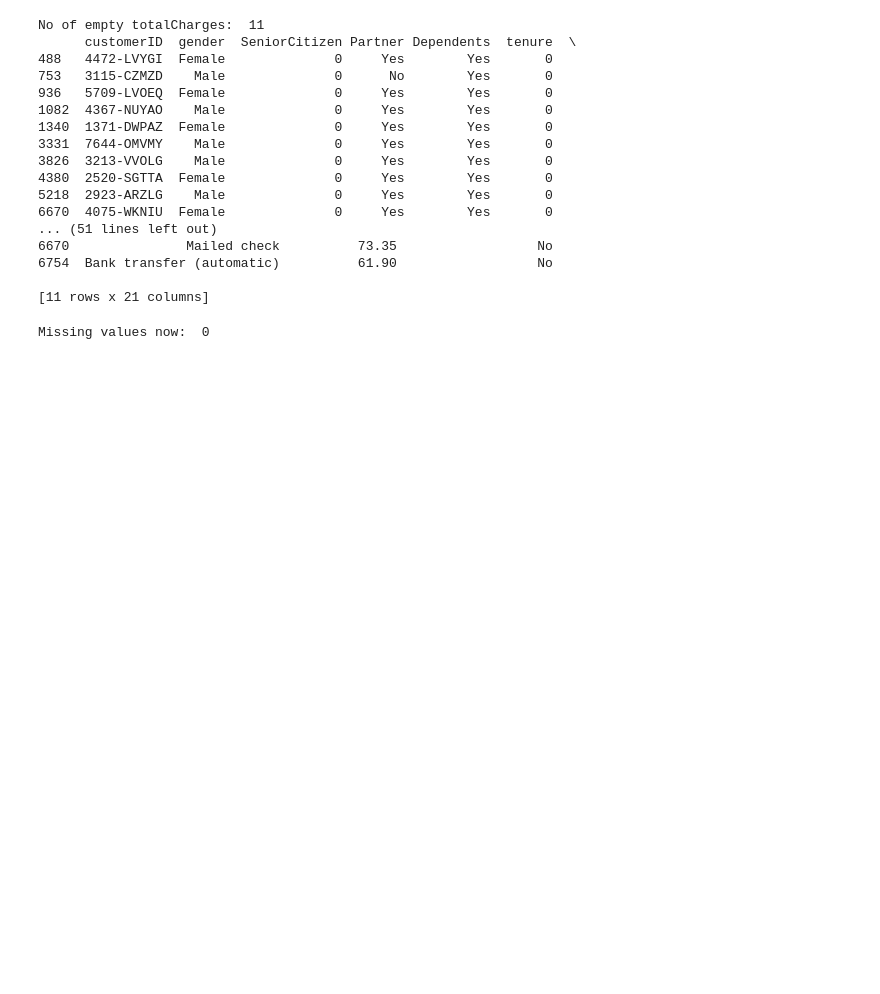
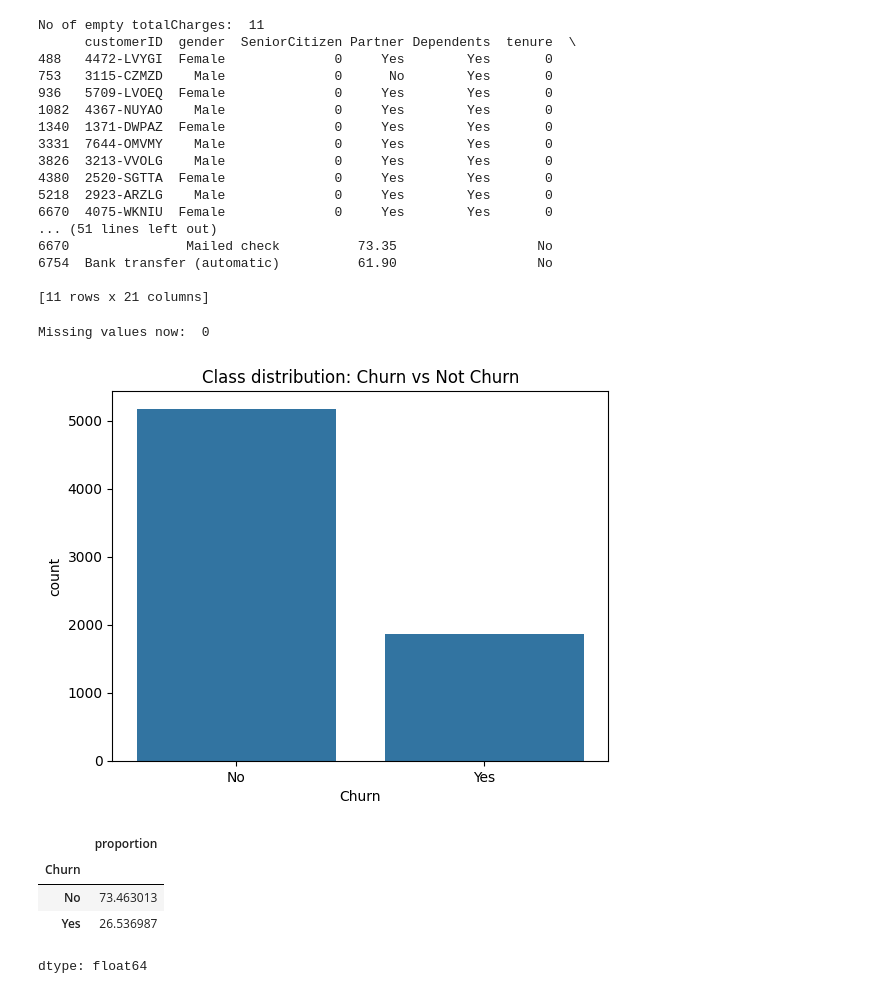
Before and after one commit to sanuli21/telco-churn-project, a Jupyter notebook: churn_prediction.ipynb, the cells around one changed output. Saved outputs shown, nothing was run; the diff lists cells and outputs as text; code cells hidden in the pictures; blank space fills up the shorter version.

Commit message:
Created Churn class distribution plot

```diff
--- a/churn_prediction.ipynb
+++ b/churn_prediction.ipynb
@@ -152,3 +152,20 @@ df['TotalCharges'].fillna(0, inplace=True)
 print("Missing values now: ", df['TotalCharges'].isnull().sum())
 # %% [output]
 Missing values now:  0
+# %%
+# Check distribution of target variable
+import seaborn as sns
+import matplotlib.pyplot as plt
+
+sns.countplot(data=df, x='Churn')
+plt.title("Class distribution: Churn vs Not Churn")
+plt.show()
+
+df['Churn'].value_counts(normalize=True) * 100
+# %% [output]
+[figure, added]
+|  | proportion |
+| Churn |  |
+| No | 73.463013 |
+| Yes | 26.536987 |
+dtype: float64
```
